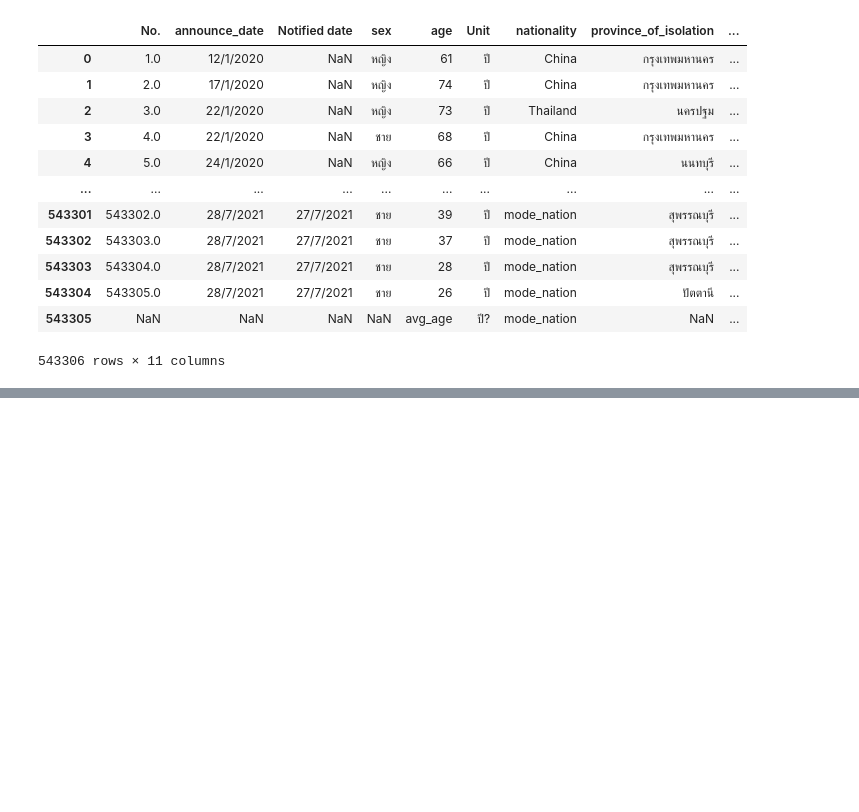
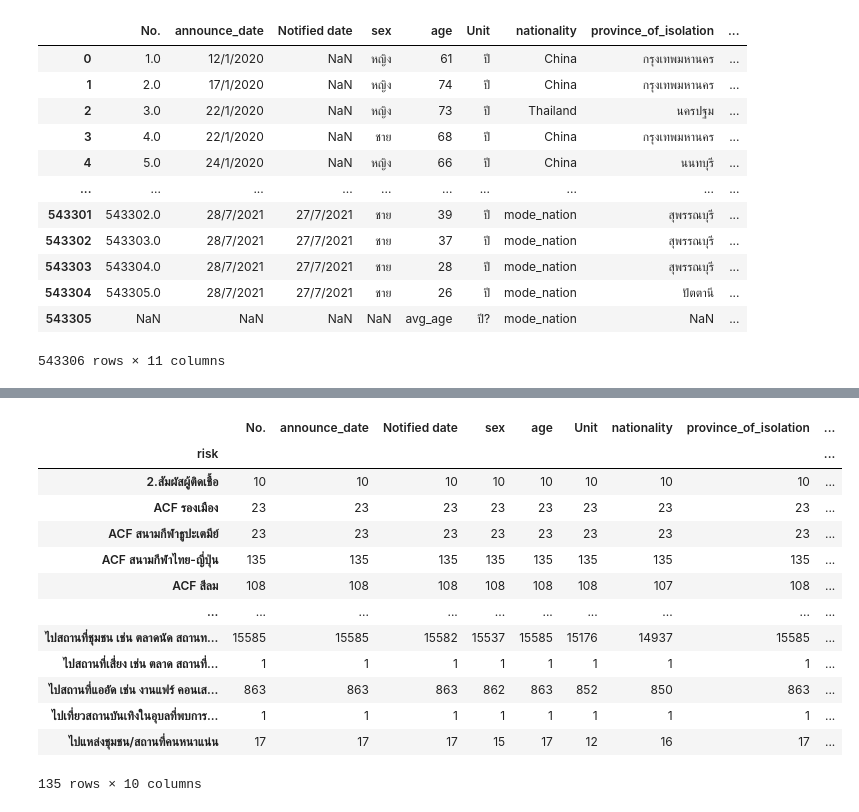
Before and after one commit to Jennapa-colab/DWDM21, a Jupyter notebook: Data_Preprocessing(chapter_3).ipynb, the cells around one changed output, grey strips where cells are left out. Drawn from its saved outputs; the diff is of its cells as text; code cells hidden in the pictures; blank space fills up the shorter version.

```diff
--- a/Data_Preprocessing(chapter_3).ipynb
+++ b/Data_Preprocessing(chapter_3).ipynb
@@ -1529,0 +1546,17 @@ data_cases
+# %%
+data_cases2_nomissingage_nooutlier.groupby('risk').count()
+# %% [output]
+|  | No. | announce_date | Notified date | sex | age | Unit | nationality | province_of_isolation | ... |
+| risk |  |  |  |  |  |  |  |  | ... |
+| 2.สัมผัสผู้ติดเชื้อ | 10 | 10 | 10 | 10 | 10 | 10 | 10 | 10 | ... |
+| ACF รองเมือง | 23 | 23 | 23 | 23 | 23 | 23 | 23 | 23 | ... |
+| ACF สนามกีฬาธูปะเตมีย์ | 23 | 23 | 23 | 23 | 23 | 23 | 23 | 23 | ... |
+| ACF สนามกีฬาไทย-ญี่ปุ่น | 135 | 135 | 135 | 135 | 135 | 135 | 135 | 135 | ... |
+| ACF สีลม | 108 | 108 | 108 | 108 | 108 | 108 | 107 | 108 | ... |
+| ... | ... | ... | ... | ... | ... | ... | ... | ... | ... |
+| ไปสถานที่ชุมชน เช่น ตลาดนัด สถานท... | 15585 | 15585 | 15582 | 15537 | 15585 | 15176 | 14937 | 15585 | ... |
+| ไปสถานที่เสี่ยง เช่น ตลาด สถานที่... | 1 | 1 | 1 | 1 | 1 | 1 | 1 | 1 | ... |
+| ไปสถานที่แออัด เช่น งานแฟร์ คอนเส... | 863 | 863 | 863 | 862 | 863 | 852 | 850 | 863 | ... |
+| ไปเที่ยวสถานบันเทิงในอุบลที่พบการ... | 1 | 1 | 1 | 1 | 1 | 1 | 1 | 1 | ... |
+| ไปแหล่งชุมชน/สถานที่คนหนาแน่น | 17 | 17 | 17 | 15 | 17 | 12 | 16 | 17 | ... |
+135 rows × 10 columns
```
Also changed, not shown: parts of 2 cells of this notebook.
